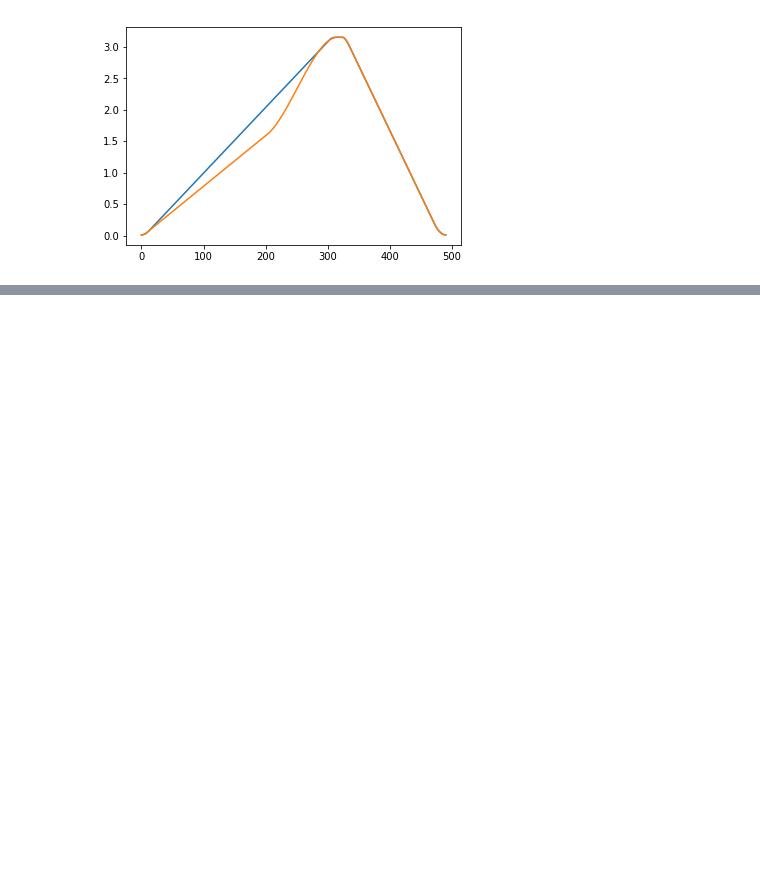
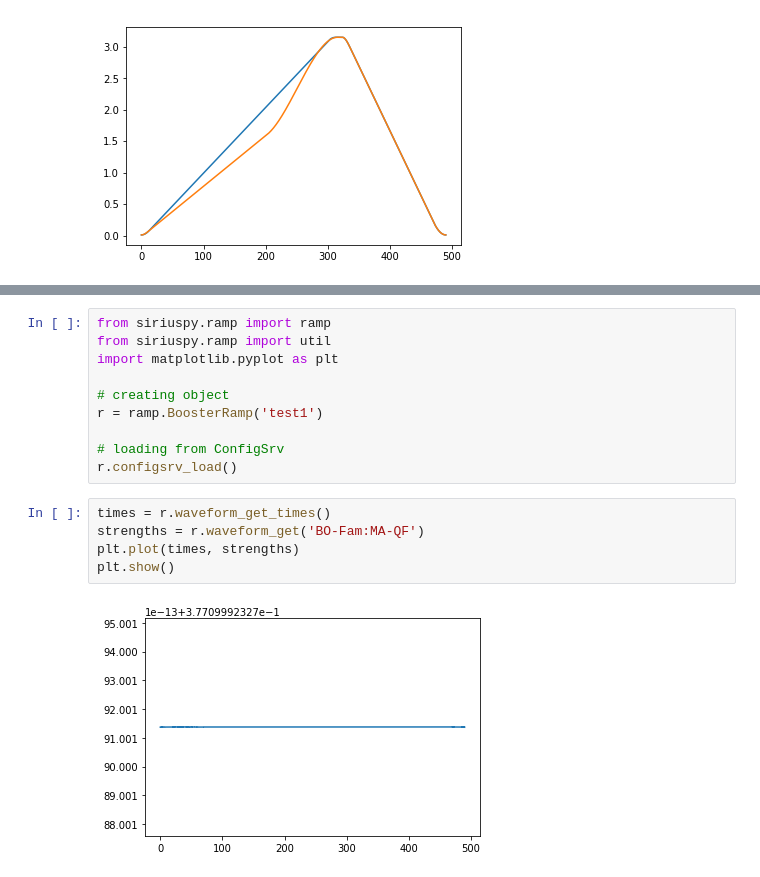
Before and after one commit to lnls-sirius/dev-packages, a Jupyter notebook: siriuspy/examples/ramp/BoosterRamp.ipynb, the cells around one changed output, grey strips where cells are left out. Saved outputs shown, nothing was run; the diff lists cells and outputs as text; blank space fills up the shorter version.

Commit message:
Adapt BoosterRamp notebook to ramp.py changes.

```diff
--- a/siriuspy/examples/ramp/BoosterRamp.ipynb
+++ b/siriuspy/examples/ramp/BoosterRamp.ipynb
@@ -260,0 +269,17 @@ ValueError: DB for psmodel FAC_DCDC not implemented!
+# %%
+from siriuspy.ramp import ramp
+from siriuspy.ramp import util
+import matplotlib.pyplot as plt
+
+# creating object
+r = ramp.BoosterRamp('test1')
+
+# loading from ConfigSrv
+r.configsrv_load()
+# %%
+times = r.waveform_get_times()
+strengths = r.waveform_get('BO-Fam:MA-QF')
+plt.plot(times, strengths)
+plt.show()
+# %% [output]
+[figure, added]
```
Also changed, not shown: parts of 3 cells of this notebook.
